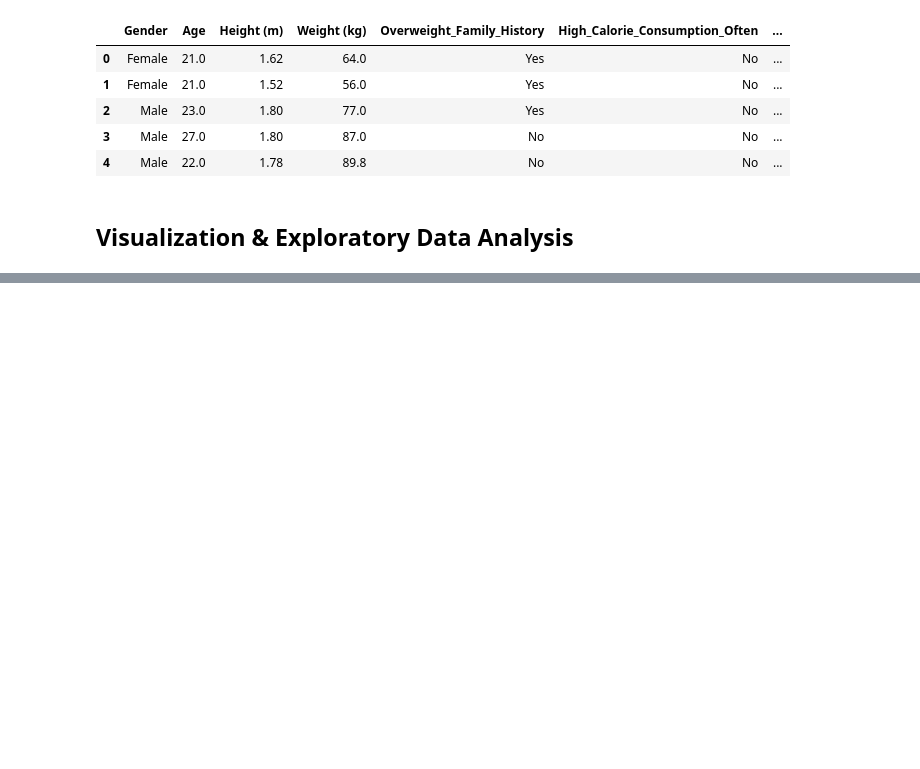
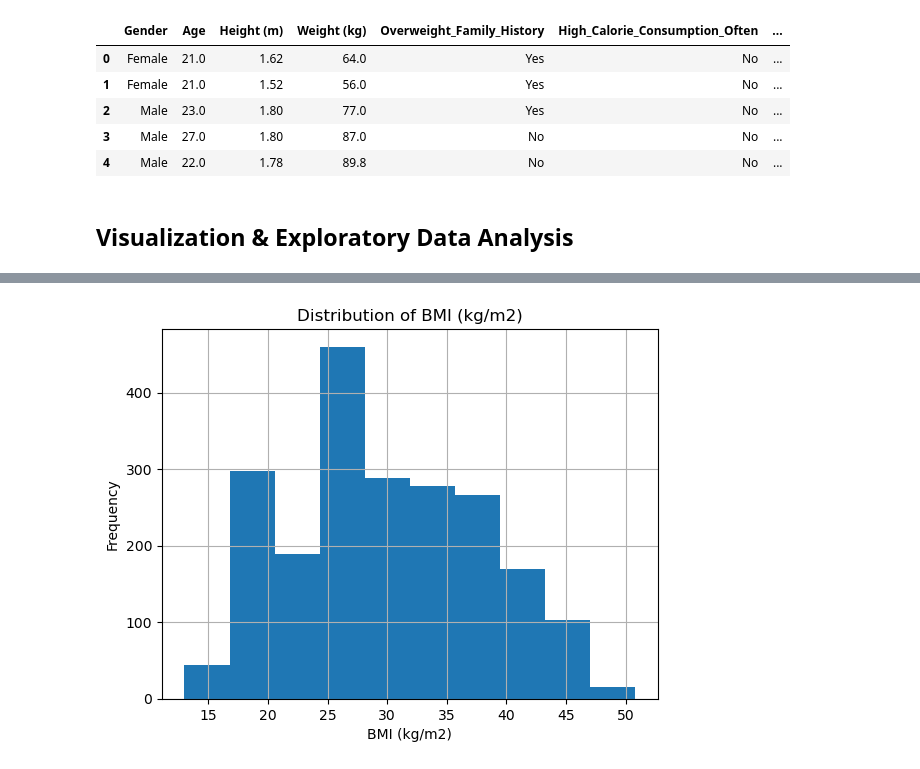
Before and after one commit to natalieseah/MLFinalProject, a Jupyter notebook: DS 6021 Final Project.ipynb, the cells around one changed output, grey strips where cells are left out. Cells and saved outputs as stored; diff of their text form; code cells hidden in the pictures; blank space fills up the shorter version.

```diff
--- a/DS 6021 Final Project.ipynb
+++ b/DS 6021 Final Project.ipynb
@@ -58,0 +82,8 @@ df.head(5)
+# %%
+df['BMI (kg/m2)'].hist()
+plt.title('Distribution of BMI (kg/m2)')
+plt.xlabel('BMI (kg/m2)')
+plt.ylabel('Frequency')
+plt.show()
+# %% [output]
+[figure, added]
```
Also changed, not shown: parts of 11 cells of this notebook.
